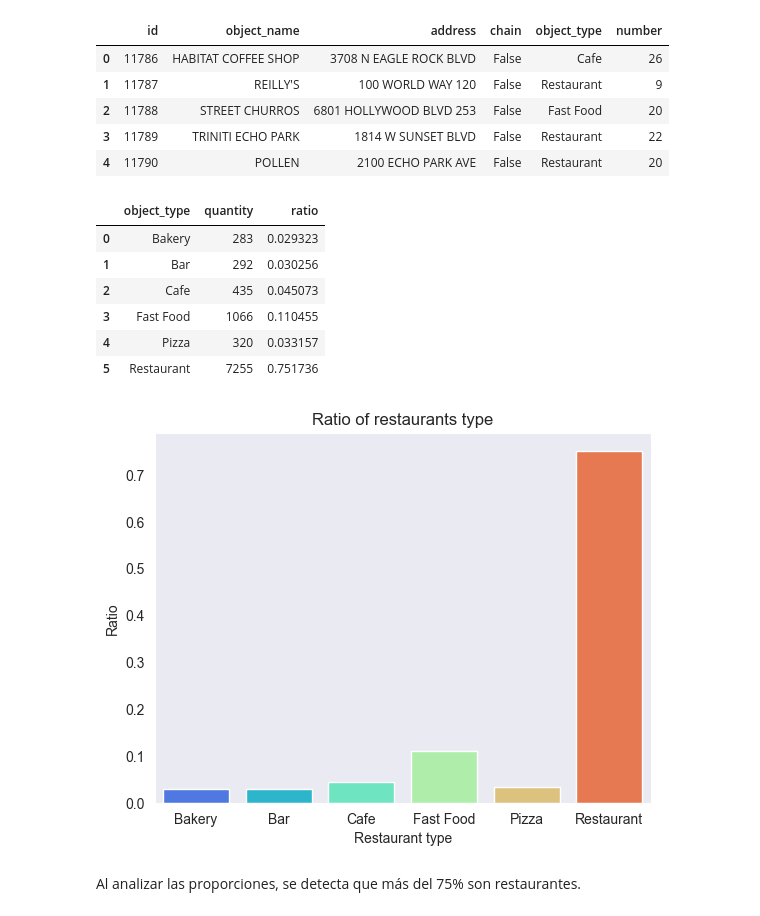
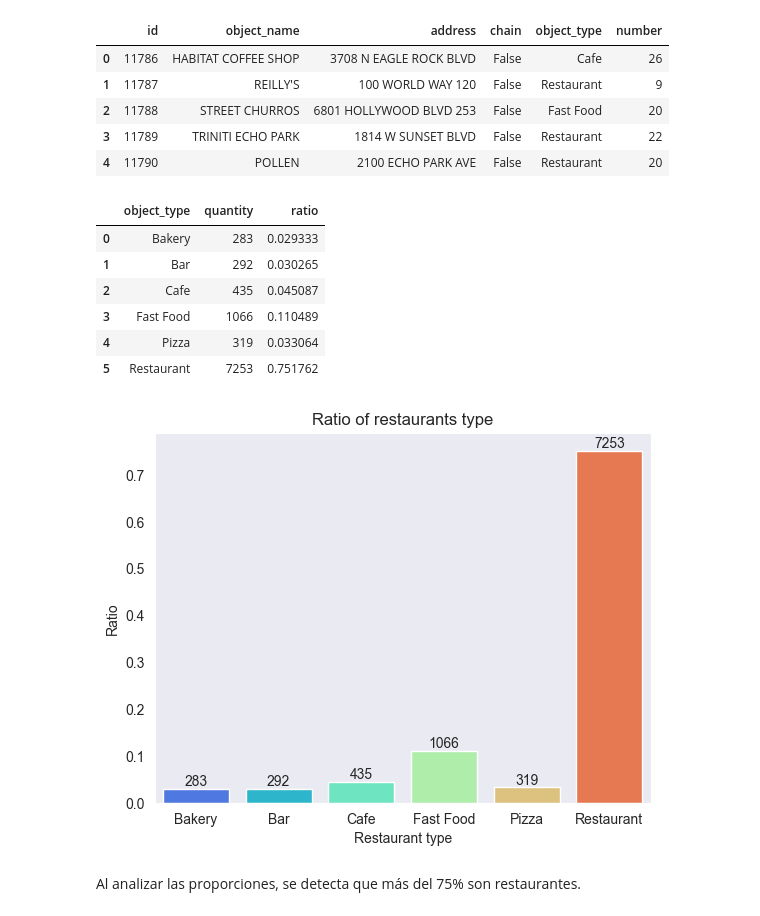
Before and after one commit to EmilioGonzalez29/TT-Project-S10, a Jupyter notebook: project.ipynb, the cells around one changed output. Saved outputs shown, nothing was run; the diff lists cells and outputs as text; code cells hidden in the pictures.

```diff
--- a/project.ipynb
+++ b/project.ipynb
@@ -138,20 +159,38 @@ rest_type = df_rest.groupby('object_type')['id'].count().reset_index()
 rest_type.columns = ['object_type', 'quantity']
 rest_type['ratio'] = rest_type['quantity'] / rest_type['quantity'].sum()
 display(rest_type)
-ax = sns.barplot(x='object_type', y='ratio', data=rest_type, palette='rainbow', hue='object_type', legend=False)
-plt.title('Ratio of restaurants type')
-plt.xlabel('Restaurant type')
-plt.ylabel('Ratio')
-sns.set_style('dark')
 # %% [output]
 |  | object_type | quantity | ratio |
-| 0 | Bakery | 283 | 0.029323 |
-| 1 | Bar | 292 | 0.030256 |
-| 2 | Cafe | 435 | 0.045073 |
-| 3 | Fast Food | 1066 | 0.110455 |
-| 4 | Pizza | 320 | 0.033157 |
-| 5 | Restaurant | 7255 | 0.751736 |
+| 0 | Bakery | 283 | 0.029333 |
+| 1 | Bar | 292 | 0.030265 |
+| 2 | Cafe | 435 | 0.045087 |
+| 3 | Fast Food | 1066 | 0.110489 |
+| 4 | Pizza | 319 | 0.033064 |
+| 5 | Restaurant | 7253 | 0.751762 |
-[figure, removed]
+# %%
+ax = sns.barplot(x='object_type', y='ratio', data=rest_type, palette='rainbow', hue='object_type', legend=False)
+plt.title('Ratio of restaurants type')
+plt.xlabel('Restaurant type')
+plt.ylabel('Ratio')
+
+#Código para agregar las cantidades de establecimientos de cada tipo al gráfico de barras
+#(obtenido con la ayuda de chatGPT)
+for index, bar in enumerate(ax.patches):
+    # Obtenemos la posición y el valor a agregar
+    height = bar.get_height()
+    label = rest_type['quantity'][index]
+
+    # Añadimos la etiqueta sobre la barra
+    ax.text(
+        bar.get_x() + bar.get_width() / 2,  # Posición x
+        height,  # Posición y
+        f'{label}',  # Etiqueta con el valor
+        ha='center', va='bottom'  # Alineación del texto
+    )
+
+sns.set_style('dark')
+# %% [output]
+[figure, added]
 # %% [markdown]
 Al analizar las proporciones, se detecta que más del 75% son restaurantes.
 # %% [markdown]
```
Also changed, not shown: parts of 14 cells of this notebook, 1 other file.
